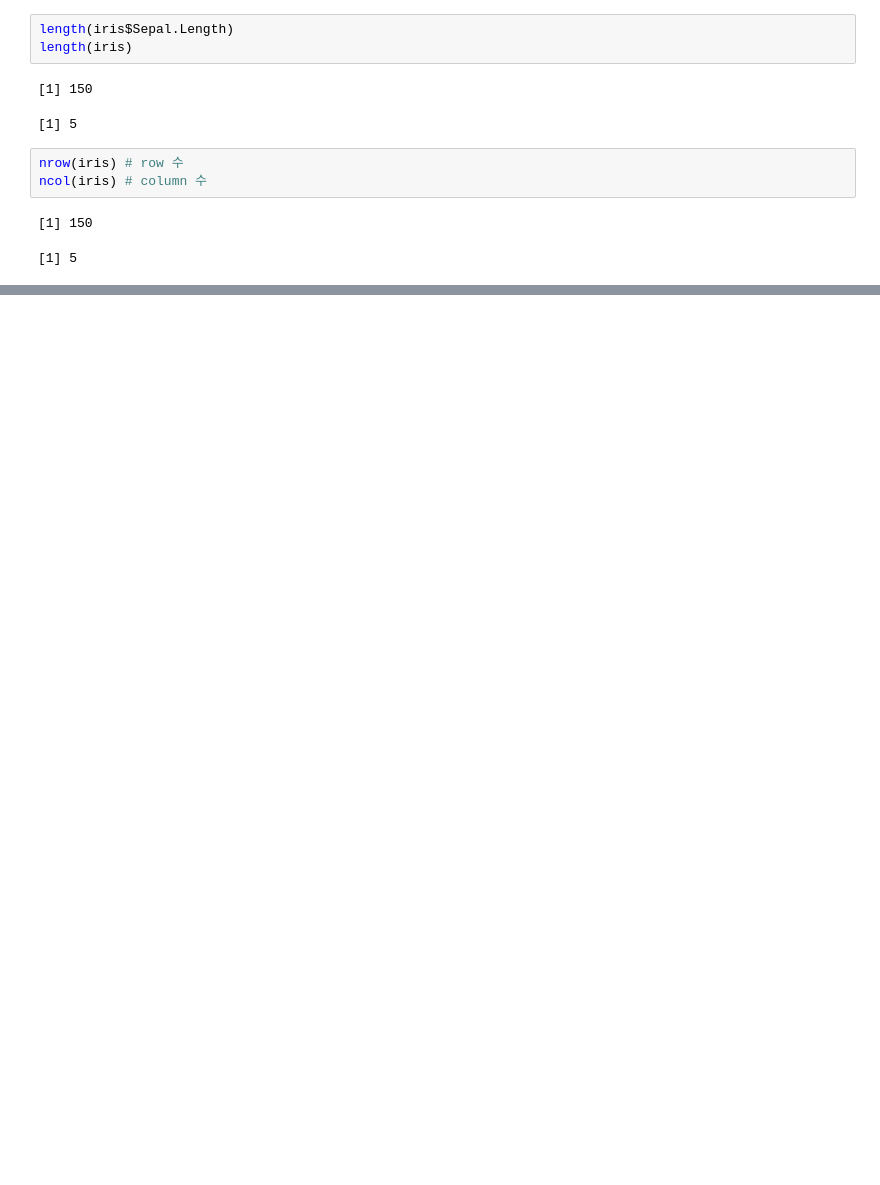
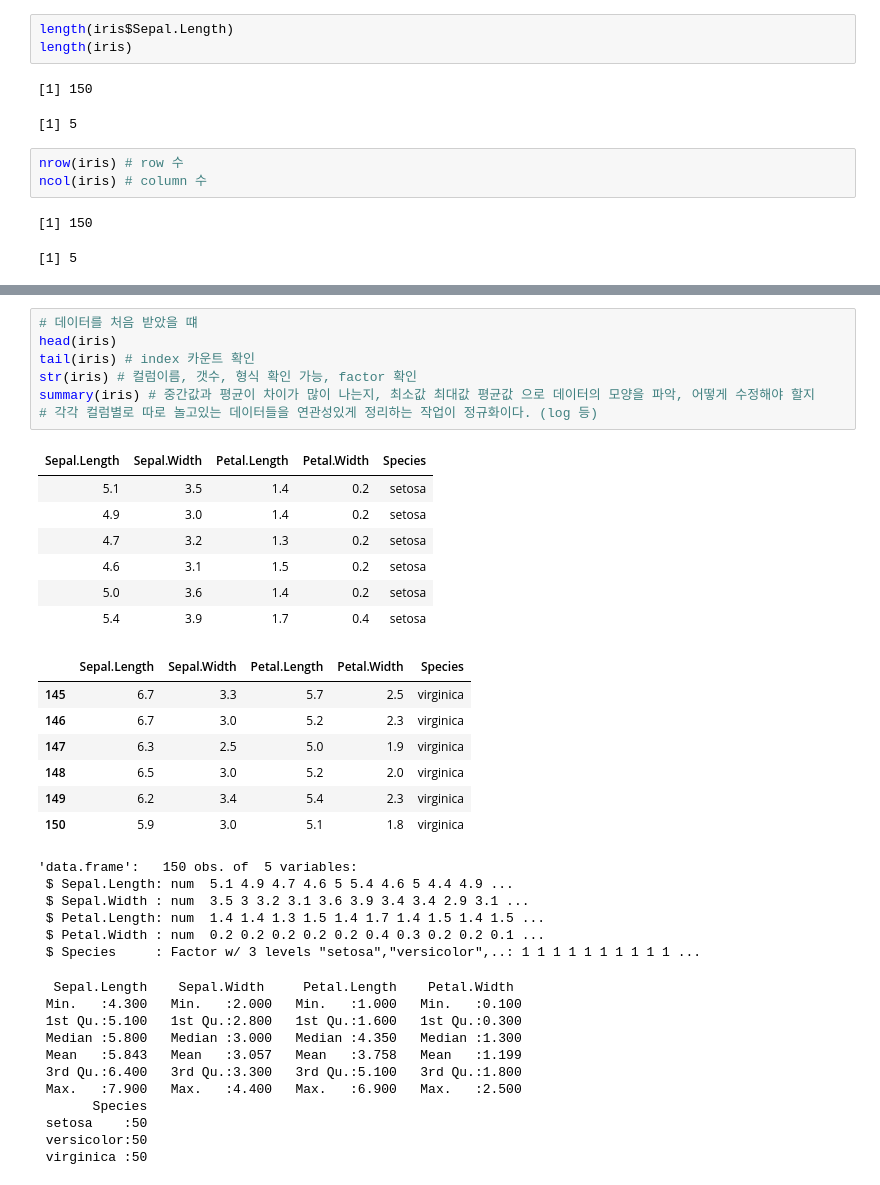
Before and after one commit to monargent0/TJRrrClass, a Jupyter notebook: 03. 벡터와 데이터프레임.ipynb, the cells around one changed output, grey strips where cells are left out. Saved outputs shown, nothing was run; the diff lists cells and outputs as text; blank space fills up the shorter version.

```diff
--- a/03. 벡터와 데이터프레임.ipynb
+++ b/03. 벡터와 데이터프레임.ipynb
@@ -91,0 +119,39 @@ mean(iris$Sepal.Length) < (max(iris$Sepal.Length) - min(iris$Sepal.Length))
+# %%
+# 데이터를 처음 받았을 떄
+head(iris)
+tail(iris) # index 카운트 확인
+str(iris) # 컬럼이름, 갯수, 형식 확인 가능, factor 확인
+summary(iris) # 중간값과 평균이 차이가 많이 나는지, 최소값 최대값 평균값 으로 데이터의 모양을 파악, 어떻게 수정해야 할지
+# 각각 컬럼별로 따로 놀고있는 데이터들을 연관성있게 정리하는 작업이 정규화이다. (log 등)
+# %% [output]
+| Sepal.Length | Sepal.Width | Petal.Length | Petal.Width | Species |
+| 5.1 | 3.5 | 1.4 | 0.2 | setosa |
+| 4.9 | 3.0 | 1.4 | 0.2 | setosa |
+| 4.7 | 3.2 | 1.3 | 0.2 | setosa |
+| 4.6 | 3.1 | 1.5 | 0.2 | setosa |
+| 5.0 | 3.6 | 1.4 | 0.2 | setosa |
+| 5.4 | 3.9 | 1.7 | 0.4 | setosa |
+|  | Sepal.Length | Sepal.Width | Petal.Length | Petal.Width | Species |
+| 145 | 6.7 | 3.3 | 5.7 | 2.5 | virginica |
+| 146 | 6.7 | 3.0 | 5.2 | 2.3 | virginica |
+| 147 | 6.3 | 2.5 | 5.0 | 1.9 | virginica |
+| 148 | 6.5 | 3.0 | 5.2 | 2.0 | virginica |
+| 149 | 6.2 | 3.4 | 5.4 | 2.3 | virginica |
+| 150 | 5.9 | 3.0 | 5.1 | 1.8 | virginica |
+'data.frame':   150 obs. of  5 variables:
+ $ Sepal.Length: num  5.1 4.9 4.7 4.6 5 5.4 4.6 5 4.4 4.9 ...
+ $ Sepal.Width : num  3.5 3 3.2 3.1 3.6 3.9 3.4 3.4 2.9 3.1 ...
+ $ Petal.Length: num  1.4 1.4 1.3 1.5 1.4 1.7 1.4 1.5 1.4 1.5 ...
+ $ Petal.Width : num  0.2 0.2 0.2 0.2 0.2 0.4 0.3 0.2 0.2 0.1 ...
+ $ Species     : Factor w/ 3 levels "setosa","versicolor",..: 1 1 1 1 1 1 1 1 1 1 ...
+  Sepal.Length    Sepal.Width     Petal.Length    Petal.Width
+ Min.   :4.300   Min.   :2.000   Min.   :1.000   Min.   :0.100
+ 1st Qu.:5.100   1st Qu.:2.800   1st Qu.:1.600   1st Qu.:0.300
+ Median :5.800   Median :3.000   Median :4.350   Median :1.300
+ Mean   :5.843   Mean   :3.057   Mean   :3.758   Mean   :1.199
+ 3rd Qu.:6.400   3rd Qu.:3.300   3rd Qu.:5.100   3rd Qu.:1.800
+ Max.   :7.900   Max.   :4.400   Max.   :6.900   Max.   :2.500
+       Species
+ setosa    :50
+ versicolor:50
+ virginica :50
```
Also changed, not shown: parts of 11 cells of this notebook.
